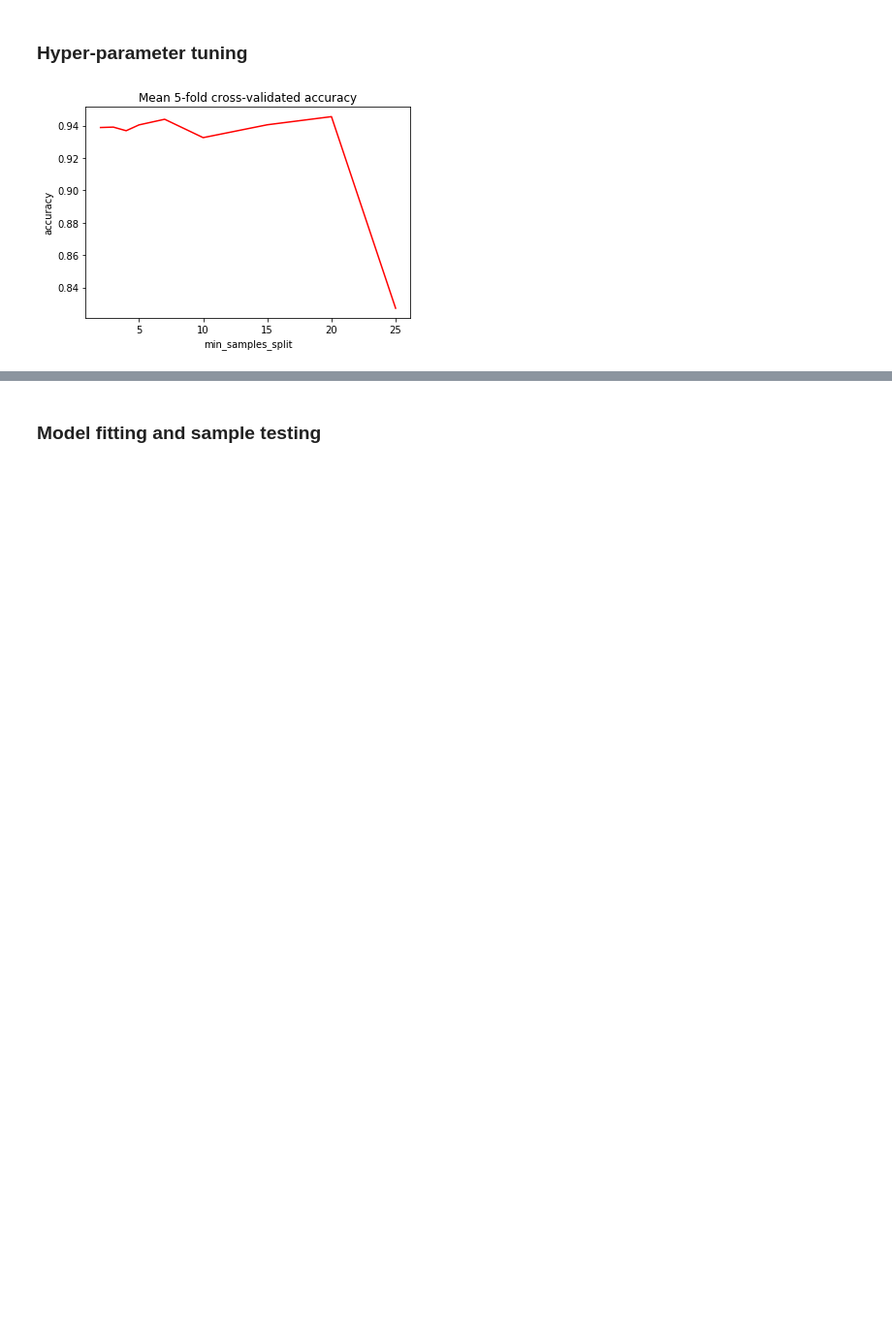
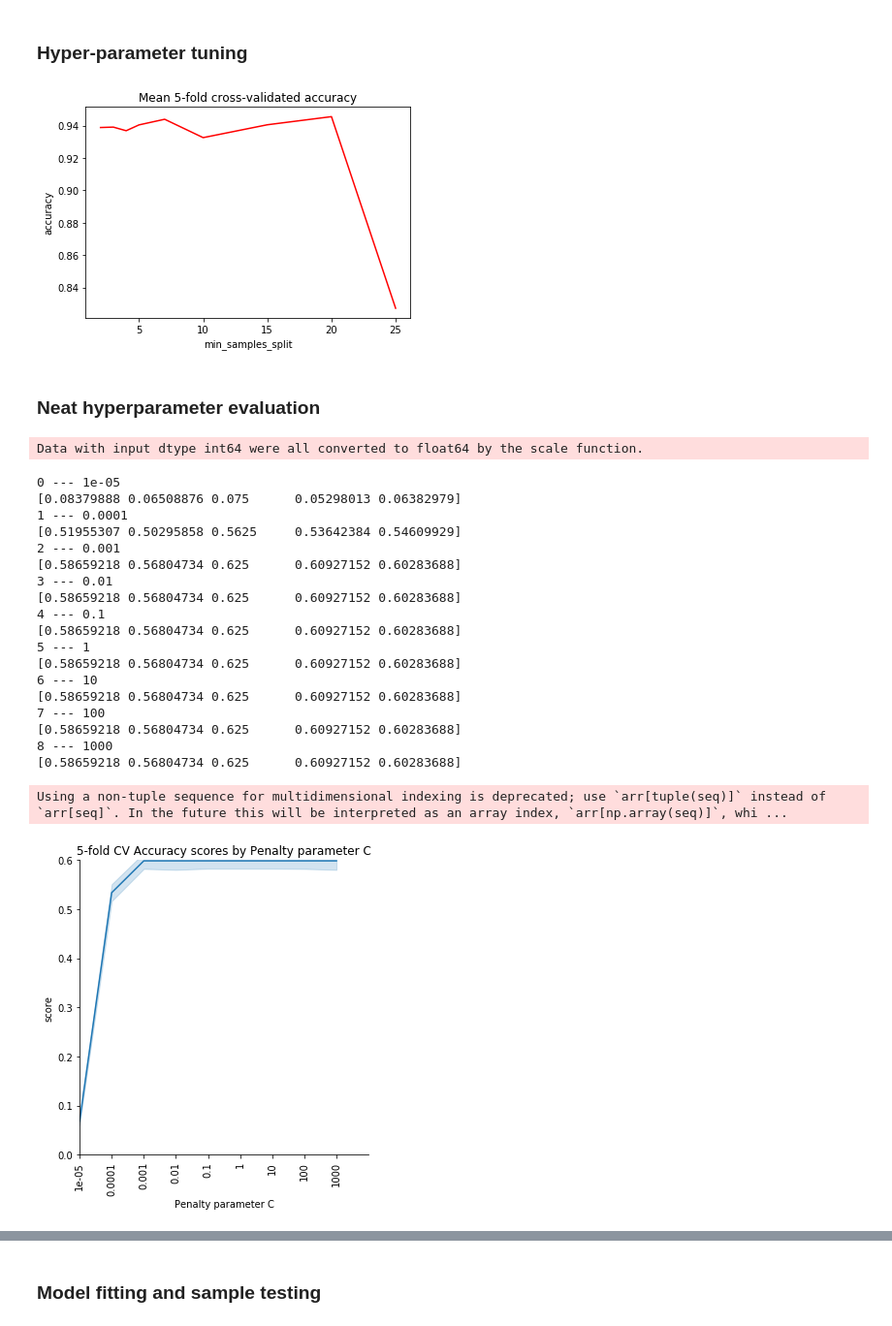
Before and after one commit to freecraver/ML-fun, a Jupyter notebook: amazon/amazon.ipynb, the cells around one changed output, grey strips where cells are left out. Shown: that part at 97% size. Saved outputs shown, nothing was run; the diff lists cells and outputs as text; code cells hidden in the pictures; blank space fills up the shorter version.

Commit message:
feature exploration, nice visualizations and stuff

```diff
--- a/amazon/amazon.ipynb
+++ b/amazon/amazon.ipynb
@@ -74,3 +74,57 @@ plt.title("Mean 5-fold cross-validated accuracy")
 plt.show()
 # %% [output]
 [figure]
+# %% [markdown]
+### Neat hyperparameter evaluation
+# %%
+import seaborn as sns
+import matplotlib.pyplot as plt
+from sklearn import preprocessing
+
+df_vars_all = df_train.loc[:, df_train.columns != 'Class']
+df_vars = df_vars_all.drop('ID', axis=1)
+df_vars = preprocessing.scale(df_vars)
+df_class = df_train['Class']
+
+C = [0.00001, 0.0001, 0.001, 0.01, 0.1, 1, 10, 100, 1000]
+results = []
+for idx, c in enumerate(C):
+    print(idx, "---", c)
+    clf = SVC(kernel="linear", C=c)
+    scores = cross_validate(clf, df_vars, df_class, cv=5)['test_score']
+    print(scores)
+    for score in scores:
+        results.append({'score': score, 'x':idx, 'penalty':c})
+
+df_trace = pd.DataFrame.from_dict(results)
+g = sns.relplot(x="x", y="score", kind="line", data=df_trace)
+plt.xticks(range(len(C)), C, rotation='vertical')
+plt.xlabel("Penalty parameter C")
+plt.title("5-fold CV Accuracy scores by Penalty parameter C")
+axes = plt.gca()
+axes.set_ylim([0.0,0.65])
+axes.set_xlim([0,len(C)])
+plt.savefig('scaled_amz_C_eval.pdf')
+plt.show()
+# %% [output]
+Data with input dtype int64 were all converted to float64 by the scale function.
+0 --- 1e-05
+[0.08379888 0.06508876 0.075      0.05298013 0.06382979]
+1 --- 0.0001
+[0.51955307 0.50295858 0.5625     0.53642384 0.54609929]
+2 --- 0.001
+[0.58659218 0.56804734 0.625      0.60927152 0.60283688]
+3 --- 0.01
+[0.58659218 0.56804734 0.625      0.60927152 0.60283688]
+4 --- 0.1
+[0.58659218 0.56804734 0.625      0.60927152 0.60283688]
+5 --- 1
+[0.58659218 0.56804734 0.625      0.60927152 0.60283688]
+6 --- 10
+[0.58659218 0.56804734 0.625      0.60927152 0.60283688]
+7 --- 100
+[0.58659218 0.56804734 0.625      0.60927152 0.60283688]
+8 --- 1000
+[0.58659218 0.56804734 0.625      0.60927152 0.60283688]
+Using a non-tuple sequence for multidimensional indexing is deprecated; use `arr[tuple(seq)]` instead of `arr[seq]`. In the future this will be interpreted as an array index, `arr[np.array(seq)]`, whi ...
+[figure, added]
```
Also changed, not shown: parts of 17 cells of this notebook, 2 other files.
